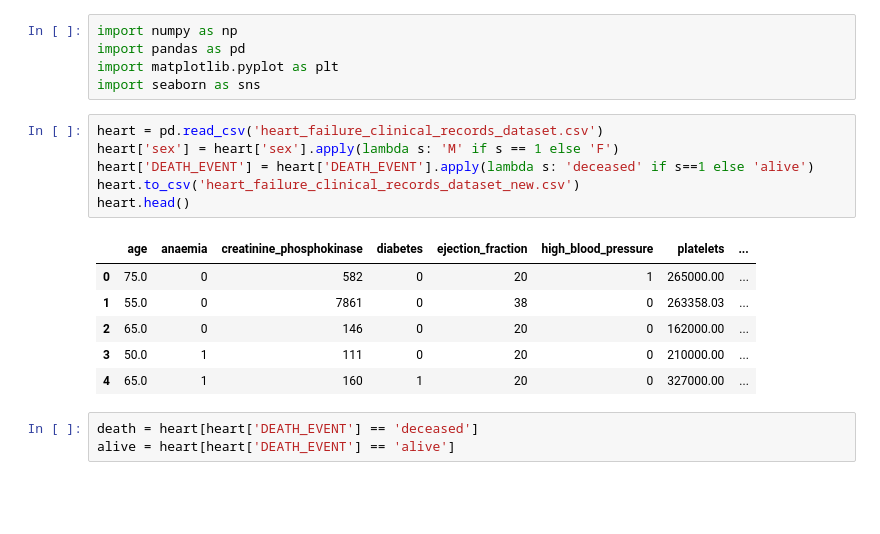
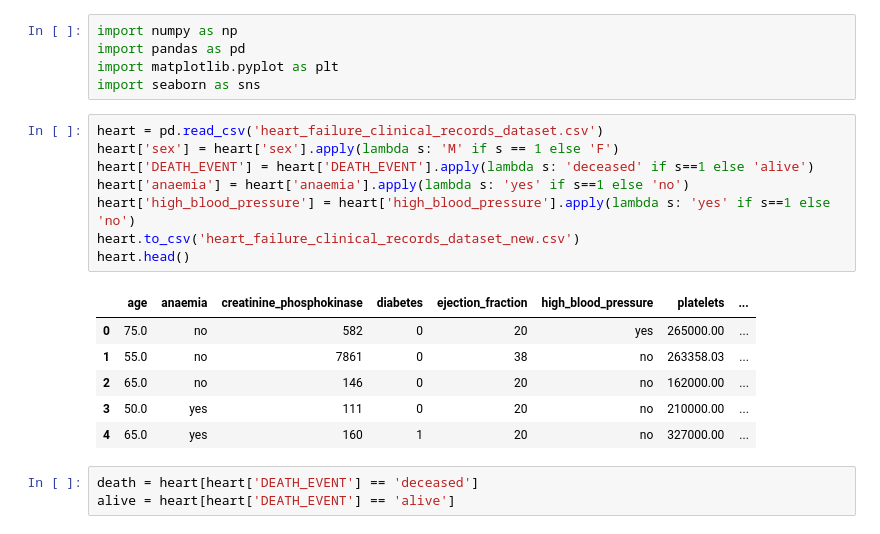
Before and after one commit to txBaraja52/Projects, a Jupyter notebook: Heart/Data analysis.ipynb, the cells around one changed output. Cells and saved outputs as stored; diff of their text form; blank space fills up the shorter version.

```diff
--- a/Heart/Data analysis.ipynb
+++ b/Heart/Data analysis.ipynb
@@ -6,16 +6,18 @@ import seaborn as sns
 # %%
 heart = pd.read_csv('heart_failure_clinical_records_dataset.csv')
 heart['sex'] = heart['sex'].apply(lambda s: 'M' if s == 1 else 'F')
 heart['DEATH_EVENT'] = heart['DEATH_EVENT'].apply(lambda s: 'deceased' if s==1 else 'alive')
+heart['anaemia'] = heart['anaemia'].apply(lambda s: 'yes' if s==1 else 'no')
+heart['high_blood_pressure'] = heart['high_blood_pressure'].apply(lambda s: 'yes' if s==1 else 'no')
 heart.to_csv('heart_failure_clinical_records_dataset_new.csv')
 heart.head()
 # %% [output]
 |  | age | anaemia | creatinine_phosphokinase | diabetes | ejection_fraction | high_blood_pressure | platelets | ... |
-| 0 | 75.0 | 0 | 582 | 0 | 20 | 1 | 265000.00 | ... |
-| 1 | 55.0 | 0 | 7861 | 0 | 38 | 0 | 263358.03 | ... |
-| 2 | 65.0 | 0 | 146 | 0 | 20 | 0 | 162000.00 | ... |
-| 3 | 50.0 | 1 | 111 | 0 | 20 | 0 | 210000.00 | ... |
-| 4 | 65.0 | 1 | 160 | 1 | 20 | 0 | 327000.00 | ... |
+| 0 | 75.0 | no | 582 | 0 | 20 | yes | 265000.00 | ... |
+| 1 | 55.0 | no | 7861 | 0 | 38 | no | 263358.03 | ... |
+| 2 | 65.0 | no | 146 | 0 | 20 | no | 162000.00 | ... |
+| 3 | 50.0 | yes | 111 | 0 | 20 | no | 210000.00 | ... |
+| 4 | 65.0 | yes | 160 | 1 | 20 | no | 327000.00 | ... |
 # %%
 death = heart[heart['DEATH_EVENT'] == 'deceased']
 alive = heart[heart['DEATH_EVENT'] == 'alive']
```
Also changed, not shown: parts of 10 cells of this notebook, 2 other files.
